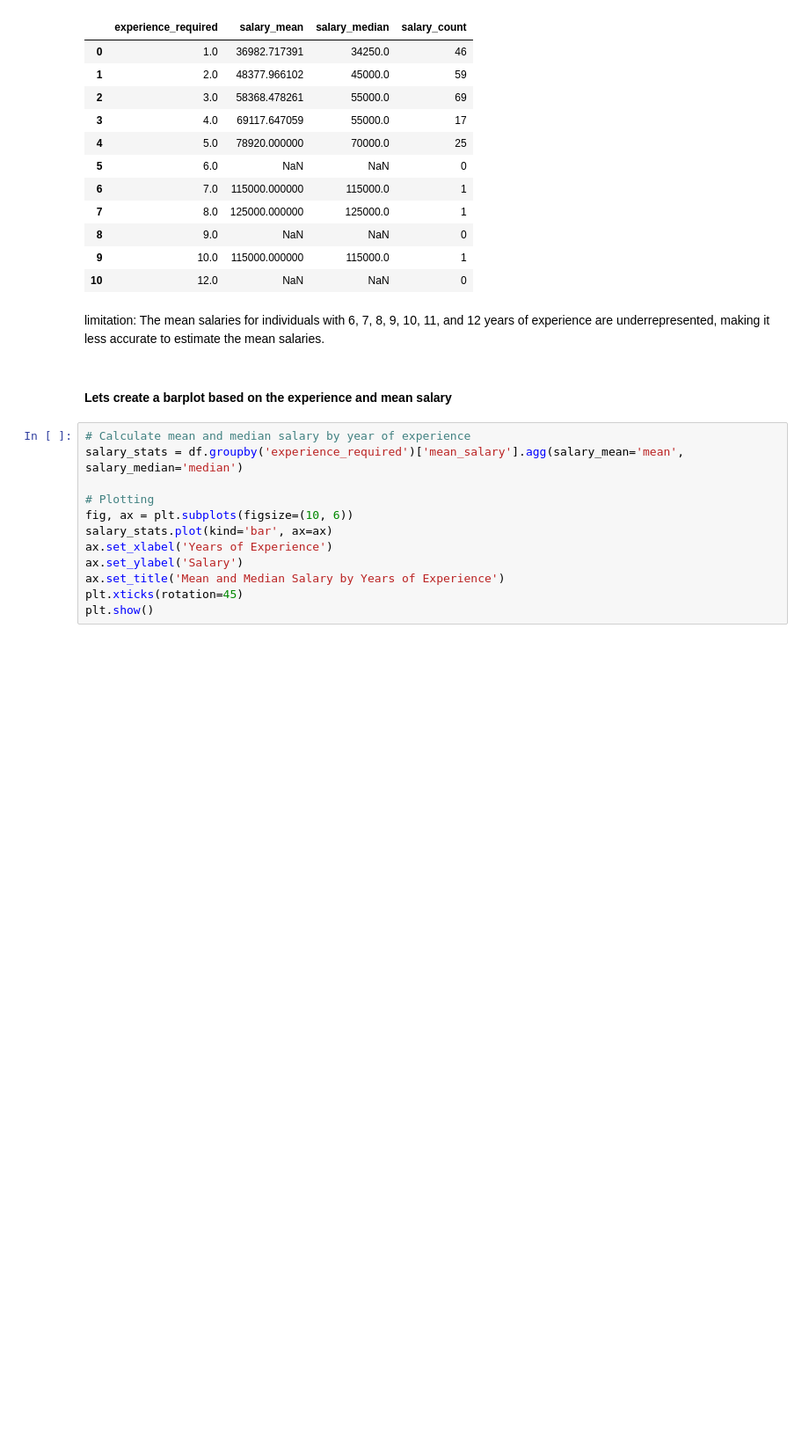
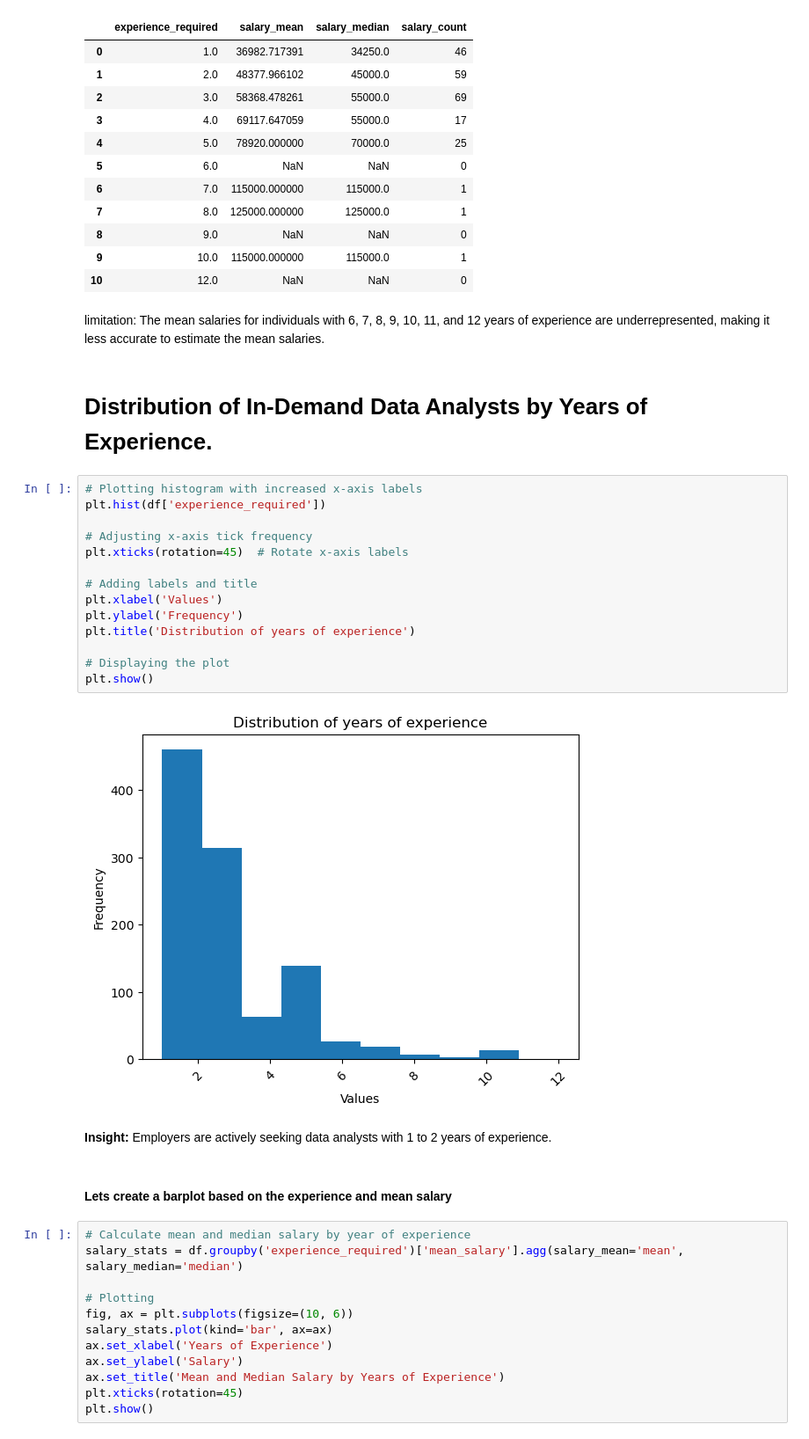
Before and after one commit to JustAnalyze/portfolio_projects, a Jupyter notebook: unveiling_insights_data_analyst_jobs_philippines.ipynb, the cells around one changed output. Shown at 88% size. Saved outputs shown, nothing was run; the diff lists cells and outputs as text; blank space fills up the shorter version.

```diff
--- a/unveiling_insights_data_analyst_jobs_philippines.ipynb
+++ b/unveiling_insights_data_analyst_jobs_philippines.ipynb
@@ -167,6 +167,26 @@ exp_distribution
 | 10 | 12.0 | NaN | NaN | 0 |
 # %% [markdown]
 limitation: The mean salaries for individuals with 6, 7, 8, 9, 10, 11, and 12 years of experience are underrepresented, making it less accurate to estimate the mean salaries.
+# %% [markdown]
+# Distribution of In-Demand Data Analysts by Years of Experience.
+# %%
+# Plotting histogram with increased x-axis labels
+plt.hist(df['experience_required'])
+
+# Adjusting x-axis tick frequency
+plt.xticks(rotation=45)  # Rotate x-axis labels
+
+# Adding labels and title
+plt.xlabel('Values')
+plt.ylabel('Frequency')
+plt.title('Distribution of years of experience')
+
+# Displaying the plot
+plt.show()
+# %% [output]
+[figure, added]
+# %% [markdown]
+**Insight:** Employers are actively seeking data analysts with 1 to 2 years of experience.
 # %% [markdown]
 #### Lets create a barplot based on the experience and mean salary
 # %%
```
Also changed, not shown: parts of 2 cells of this notebook.
